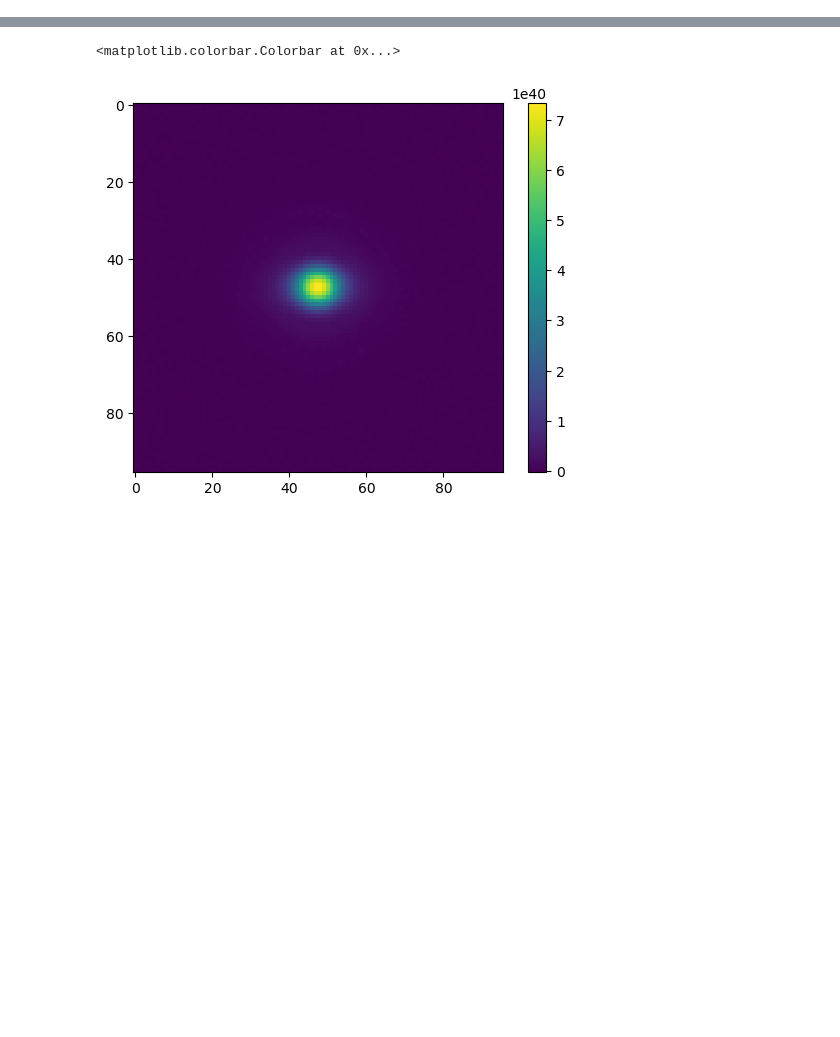
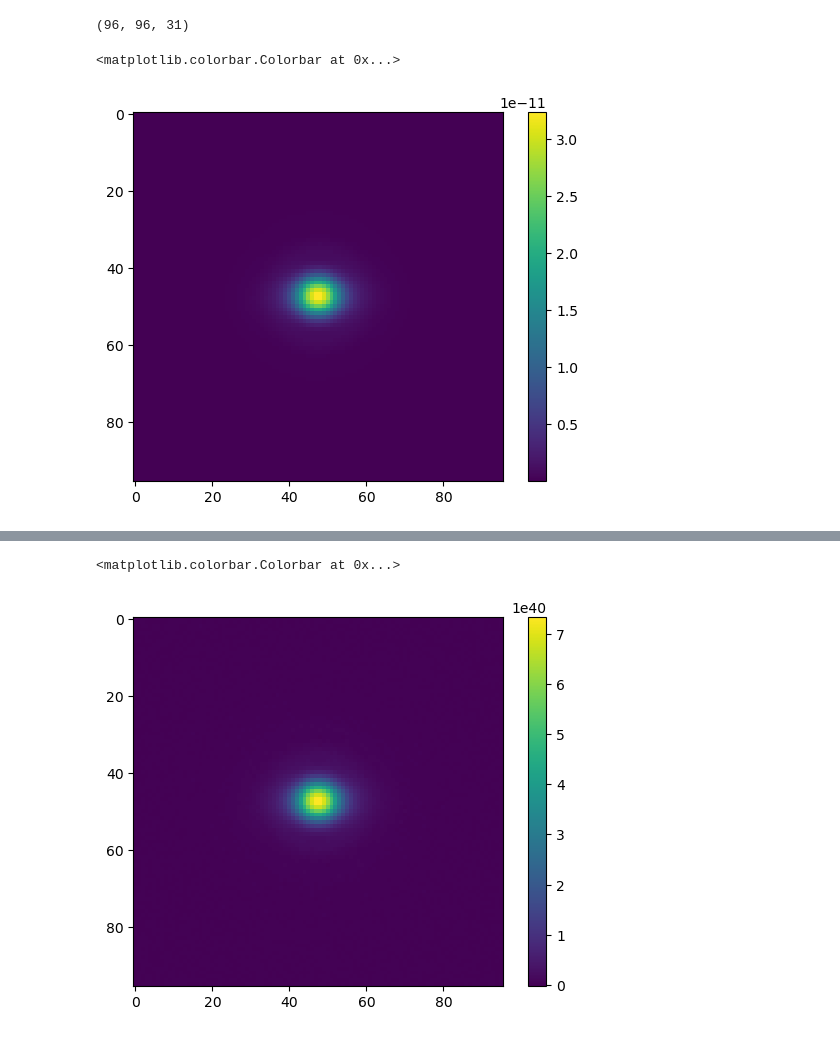
Before and after one commit to KinematicLensing/kl-nn, a Jupyter notebook: data_generate/notebooks/test_make_tng_datavector.ipynb, the cells around one changed output, grey strips where cells are left out. Cells and saved outputs as stored; diff of their text form; code cells hidden in the pictures; blank space fills up the shorter version.

```diff
--- a/data_generate/notebooks/test_make_tng_datavector.ipynb
+++ b/data_generate/notebooks/test_make_tng_datavector.ipynb
@@ -56,0 +103,4 @@ render_cfg_clean = TNGRenderConfig(image_pars=image_pars,
+# %%
+cube_phot.shape
+# %% [output]
+(96, 96, 31)
@@ -56,0 +110,6 @@ render_cfg_clean = TNGRenderConfig(image_pars=image_pars,
+# %%
+plt.imshow(img)
+plt.colorbar()
+# %% [output]
+<matplotlib.colorbar.Colorbar at 0x...>
+[figure, added]
```
Also changed, not shown: parts of 16 cells of this notebook, 15 other files.
